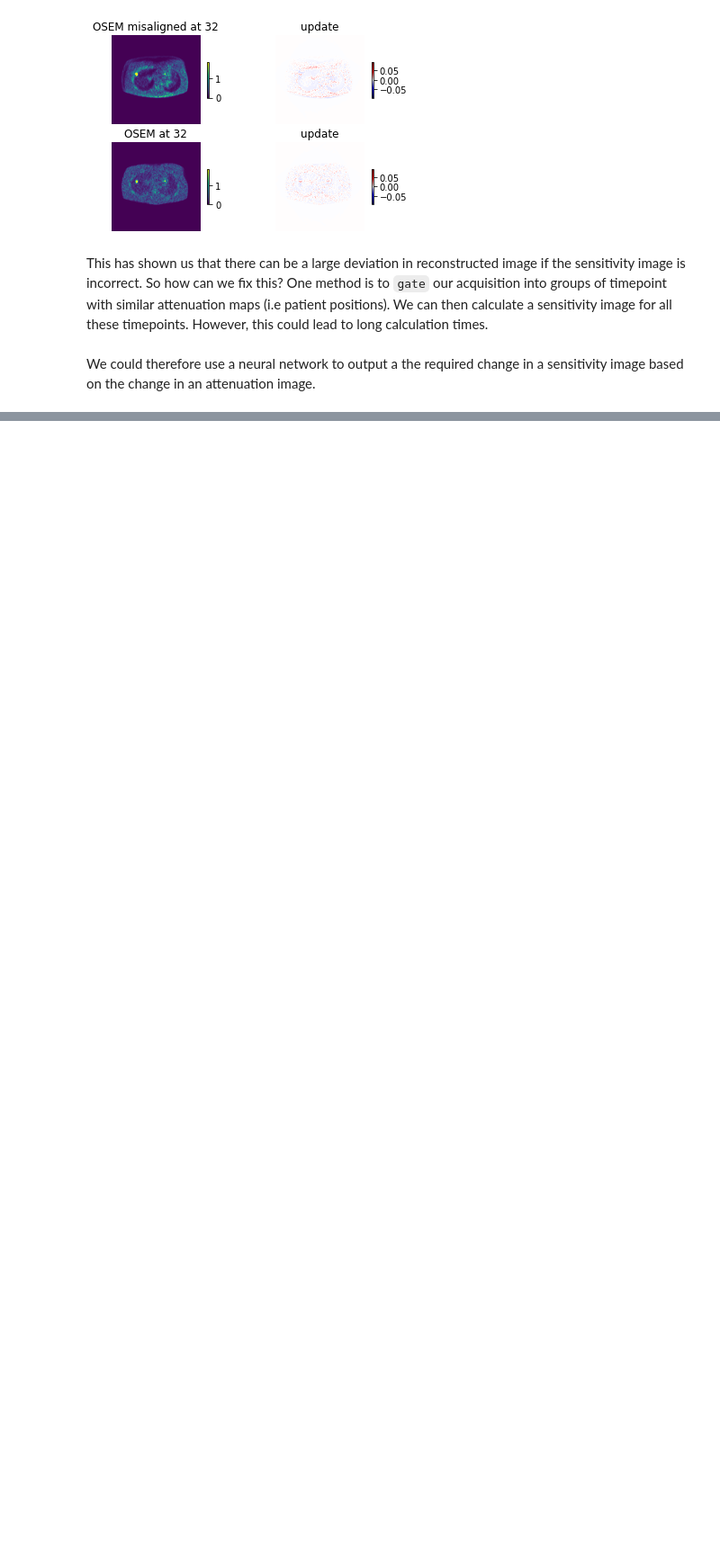
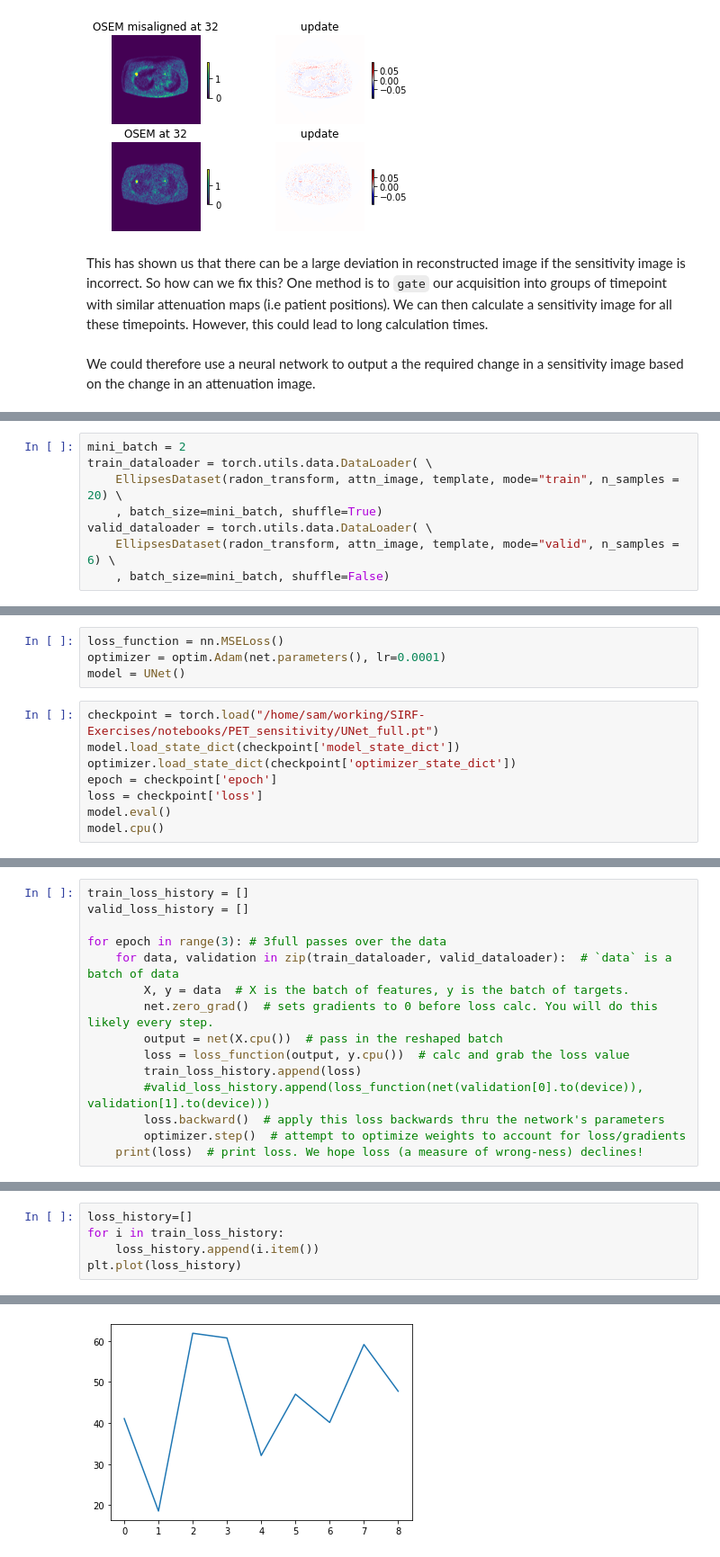
Before and after one commit to wqucap/SIRF-Exercises, a Jupyter notebook: notebooks/PET_sensitivity/ML_reconstruction.ipynb, the cells around one changed output, grey strips where cells are left out. Shown at 90% size. Cells and saved outputs as stored; diff of their text form; blank space fills up the shorter version.

```diff
--- a/notebooks/PET_sensitivity/ML_reconstruction.ipynb
+++ b/notebooks/PET_sensitivity/ML_reconstruction.ipynb
@@ -591,0 +566,8 @@ tensor([[[[0.1176, 0.1176, 0.1176,  ..., 0.1280, 0.1038, 0.1038],
+# %%
+mini_batch = 2
+train_dataloader = torch.utils.data.DataLoader( \
+    EllipsesDataset(radon_transform, attn_image, template, mode="train", n_samples = 20) \
+    , batch_size=mini_batch, shuffle=True)
+valid_dataloader = torch.utils.data.DataLoader( \
+    EllipsesDataset(radon_transform, attn_image, template, mode="valid", n_samples = 6) \
+    , batch_size=mini_batch, shuffle=False)
@@ -591,0 +579,12 @@ tensor([[[[0.1176, 0.1176, 0.1176,  ..., 0.1280, 0.1038, 0.1038],
+# %%
+loss_function = nn.MSELoss()
+optimizer = optim.Adam(net.parameters(), lr=0.0001)
+model = UNet()
+# %%
+checkpoint = torch.load("/home/sam/working/SIRF-Exercises/notebooks/PET_sensitivity/UNet_full.pt")
+model.load_state_dict(checkpoint['model_state_dict'])
+optimizer.load_state_dict(checkpoint['optimizer_state_dict'])
+epoch = checkpoint['epoch']
+loss = checkpoint['loss']
+model.eval()
+model.cpu()
@@ -591,0 +609,15 @@ tensor([[[[0.1176, 0.1176, 0.1176,  ..., 0.1280, 0.1038, 0.1038],
+# %%
+train_loss_history = []
+valid_loss_history = []
+
+for epoch in range(3): # 3full passes over the data
+    for data, validation in zip(train_dataloader, valid_dataloader):  # `data` is a batch of data
+        X, y = data  # X is the batch of features, y is the batch of targets.
+        net.zero_grad()  # sets gradients to 0 before loss calc. You will do this likely every step.
+        output = net(X.cpu())  # pass in the reshaped batch
+        loss = loss_function(output, y.cpu())  # calc and grab the loss value
+        train_loss_history.append(loss)
+        #valid_loss_history.append(loss_function(net(validation[0].to(device)), validation[1].to(device)))
+        loss.backward()  # apply this loss backwards thru the network's parameters
+        optimizer.step()  # attempt to optimize weights to account for loss/gradients
+    print(loss)  # print loss. We hope loss (a measure of wrong-ness) declines!
@@ -591,0 +762,6 @@ tensor([[[[0.1176, 0.1176, 0.1176,  ..., 0.1280, 0.1038, 0.1038],
+# %%
+loss_history=[]
+for i in train_loss_history:
+    loss_history.append(i.item())
+plt.plot(loss_history)
+# %% [output]
@@ -591,0 +769 @@ tensor([[[[0.1176, 0.1176, 0.1176,  ..., 0.1280, 0.1038, 0.1038],
+[figure, added]
```
Also changed, not shown: parts of 34 cells of this notebook, 6 other files.
